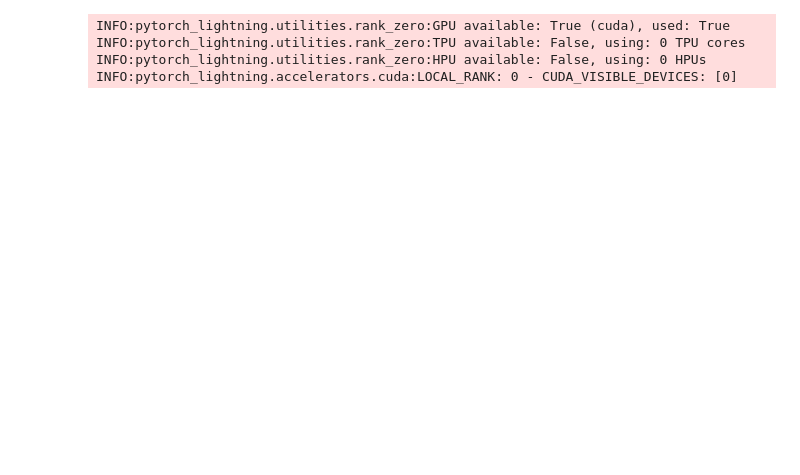
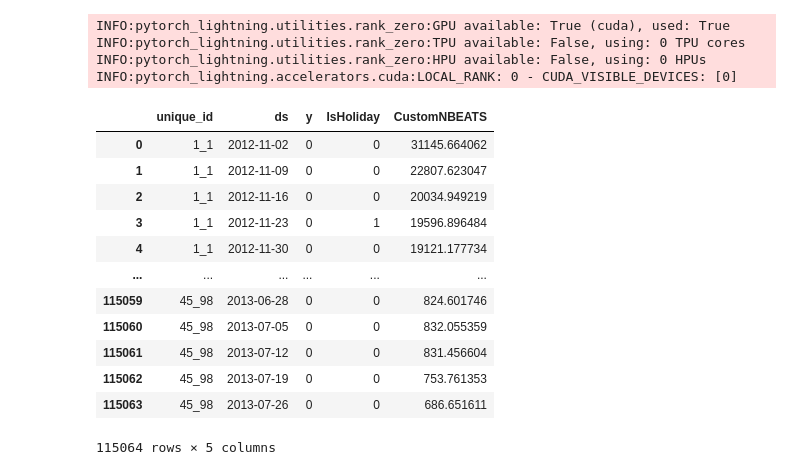
Before and after one commit to azhgh22/Walmart-Recruiting-Store-Sales-Forecasting, a Jupyter notebook: notebooks/n_beats.ipynb, the cells around one changed output. Drawn from its saved outputs; the diff is of its cells as text; code cells hidden in the pictures; blank space fills up the shorter version.

```diff
--- a/notebooks/n_beats.ipynb
+++ b/notebooks/n_beats.ipynb
@@ -52,24 +52,28 @@ class CustomNBEATS(NBEATS):
     def __init__(self, *args, **kwargs):
         super().__init__(*args, **kwargs)
         self.optimizer = torch.optim.AdamW(self.parameters(), lr=1e-3)
+        self.scheduler = torch.optim.lr_scheduler.StepLR(self.optimizer, step_size=10, gamma=0.9)
 
     def set_optim(self,optimizer):
       self.optimizer = optimizer
+
+    def set_scheduler(self,scheduler):
+      self.scheduler = scheduler
 
     def configure_optimizers(self):
         # Define your custom optimizer here
         optimizer = self.optimizer #torch.optim.AdamW(self.parameters(), lr=1e-3)
 
         # Optional: add scheduler if needed
-        scheduler = torch.optim.lr_scheduler.StepLR(optimizer, step_size=10, gamma=0.9)
+        scheduler = self.scheduler #torch.optim.lr_scheduler.StepLR(optimizer, step_size=10, gamma=0.9)
 
         return {
             'optimizer': optimizer,
-            # 'lr_scheduler': {
-            #     'scheduler': scheduler,
-            #     'interval': 'epoch',
-            #     'frequency': 1
-            # }
+            'lr_scheduler': {
+                'scheduler': scheduler,
+                'interval': 'epoch',
+                'frequency': 1
+            }
         }
 # %%
 from sklearn.base import BaseEstimator, TransformerMixin
@@ -399,6 +402,22 @@ INFO:pytorch_lightning.utilities.rank_zero:GPU available: True (cuda), used: Tru
 INFO:pytorch_lightning.utilities.rank_zero:TPU available: False, using: 0 TPU cores
 INFO:pytorch_lightning.utilities.rank_zero:HPU available: False, using: 0 HPUs
 INFO:pytorch_lightning.accelerators.cuda:LOCAL_RANK: 0 - CUDA_VISIBLE_DEVICES: [0]
+# %%
+pred
+# %% [output]
+|  | unique_id | ds | y | IsHoliday | CustomNBEATS |
+| 0 | 1_1 | 2012-11-02 | 0 | 0 | 31145.664062 |
+| 1 | 1_1 | 2012-11-09 | 0 | 0 | 22807.623047 |
+| 2 | 1_1 | 2012-11-16 | 0 | 0 | 20034.949219 |
+| 3 | 1_1 | 2012-11-23 | 0 | 1 | 19596.896484 |
+| 4 | 1_1 | 2012-11-30 | 0 | 0 | 19121.177734 |
+| ... | ... | ... | ... | ... | ... |
+| 115059 | 45_98 | 2013-06-28 | 0 | 0 | 824.601746 |
+| 115060 | 45_98 | 2013-07-05 | 0 | 0 | 832.055359 |
+| 115061 | 45_98 | 2013-07-12 | 0 | 0 | 831.456604 |
+| 115062 | 45_98 | 2013-07-19 | 0 | 0 | 753.761353 |
+| 115063 | 45_98 | 2013-07-26 | 0 | 0 | 686.651611 |
+115064 rows × 5 columns
 # %%
 test1 = test.copy()
 test1['unique_id'] = test1["Store"].astype(str) + "_" + test1["Dept"].astype(str)
```
Also changed, not shown: parts of 4 cells of this notebook.
